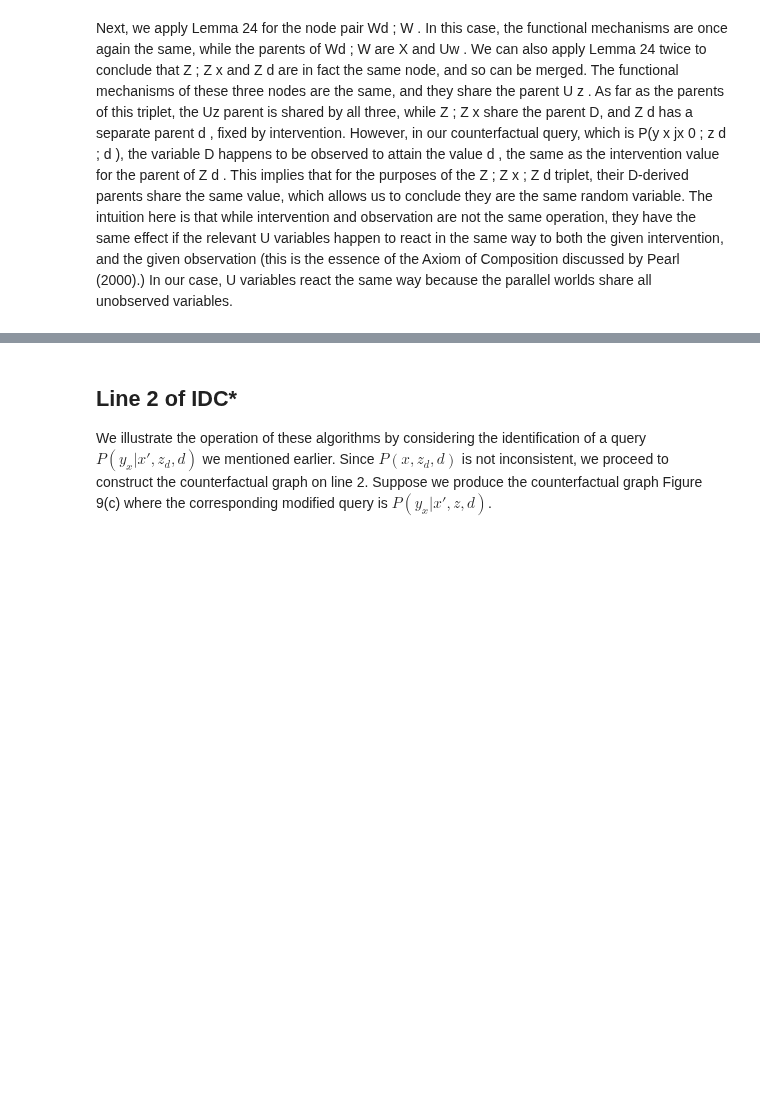
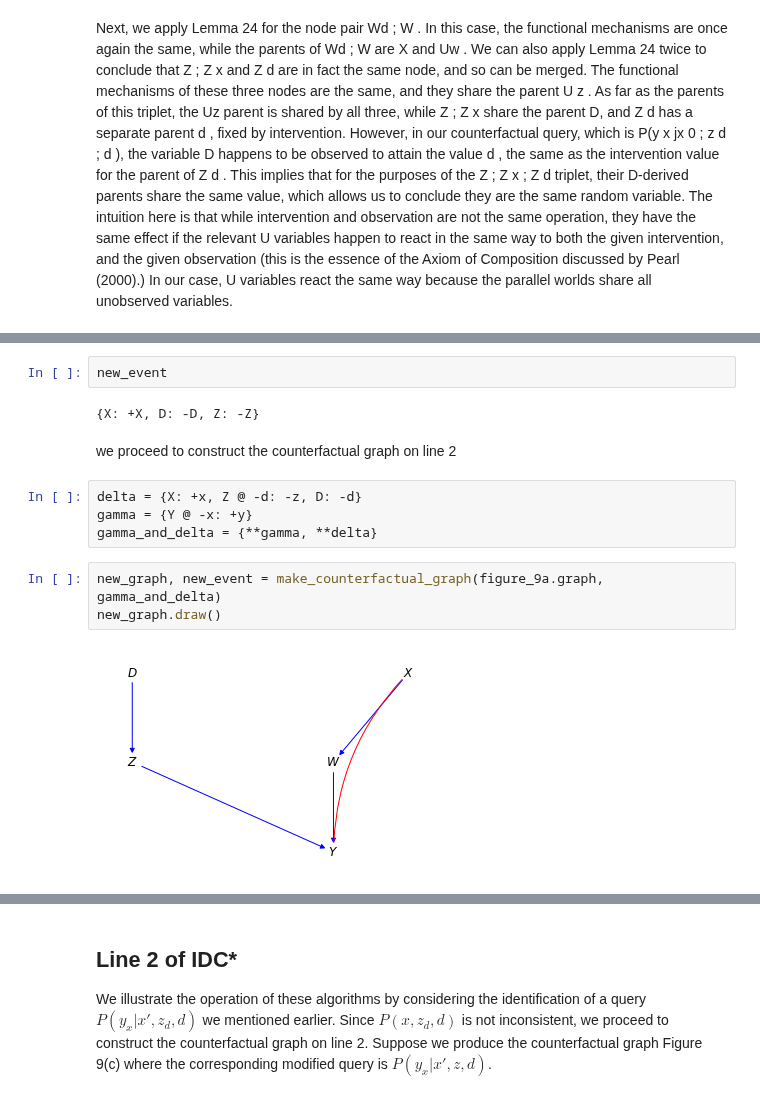
Before and after one commit to y0-causal-inference/y0, a Jupyter notebook: notebooks/Counterfactual Identification.ipynb, the cells around one changed output, grey strips where cells are left out. Cells and saved outputs as stored; diff of their text form; blank space fills up the shorter version.

```diff
--- a/notebooks/Counterfactual Identification.ipynb
+++ b/notebooks/Counterfactual Identification.ipynb
@@ -464,0 +438,15 @@ Next, we apply Lemma 24 for the node pair Wd ; W . In this case, the functional
+# %%
+new_event
+# %% [output]
+{X: +X, D: -D, Z: -Z}
+# %% [markdown]
+we proceed to construct the counterfactual graph on line 2
+# %%
+delta = {X: +x, Z @ -d: -z, D: -d}
+gamma = {Y @ -x: +y}
+gamma_and_delta = {**gamma, **delta}
+# %%
+new_graph, new_event = make_counterfactual_graph(figure_9a.graph, gamma_and_delta)
+new_graph.draw()
+# %% [output]
+[figure, added]
```
Also changed, not shown: parts of 19 cells of this notebook, 4 other files.
